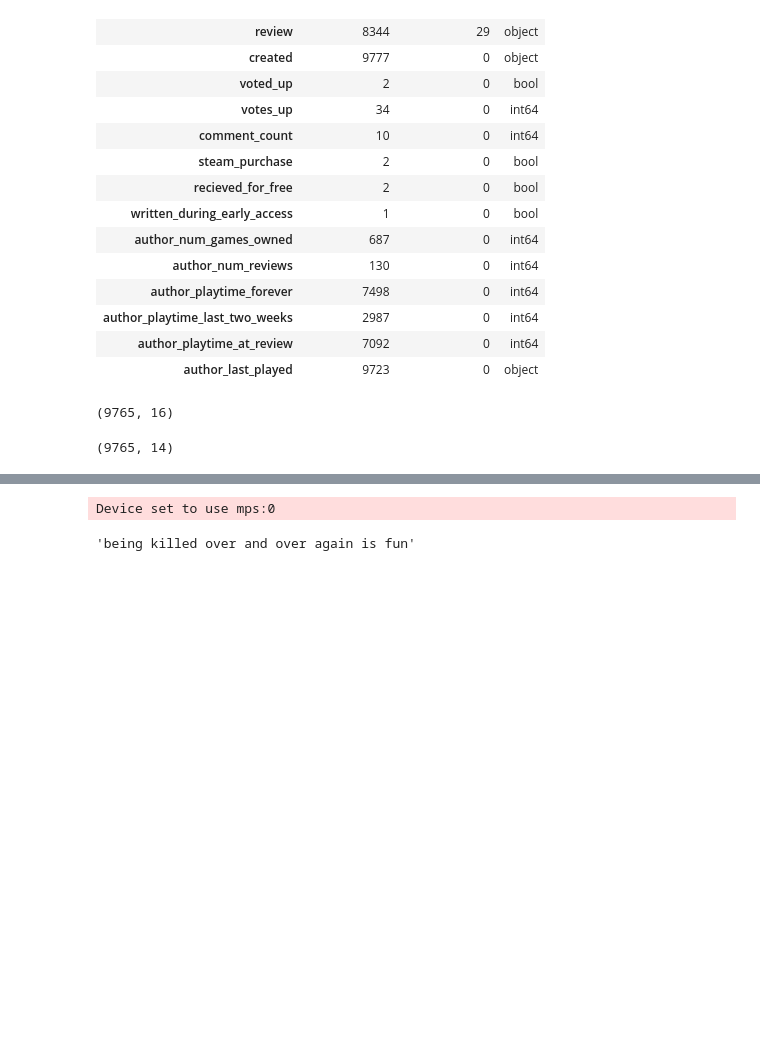
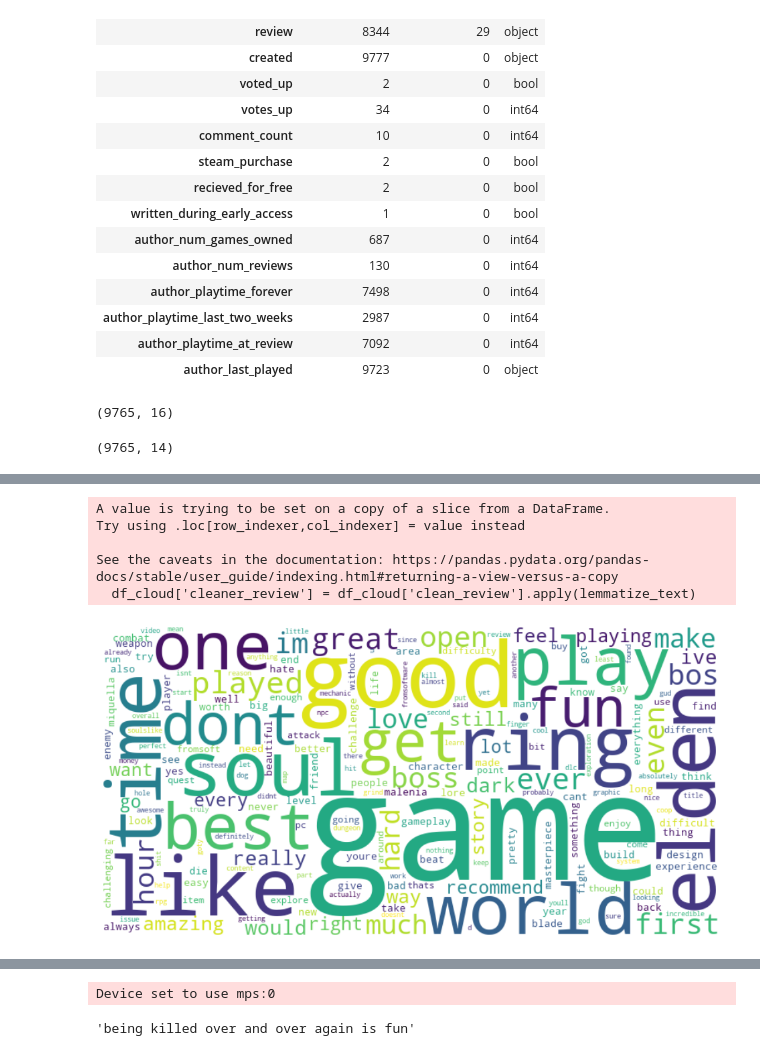
Before and after one commit to asenacak/sentiment-analysis-steam-reviews, a Jupyter notebook: elden_ring_sentiment_analysis.ipynb, the cells around one changed output, grey strips where cells are left out. Cells and saved outputs as stored; diff of their text form; code cells hidden in the pictures; blank space fills up the shorter version.

```diff
--- a/elden_ring_sentiment_analysis.ipynb
+++ b/elden_ring_sentiment_analysis.ipynb
@@ -80,0 +189,32 @@ df[['review', 'length_review']].head()
+# %%
+df_cloud['cleaner_review'] = df_cloud['clean_review'].apply(lemmatize_text)
+# %% [output]
+A value is trying to be set on a copy of a slice from a DataFrame.
+Try using .loc[row_indexer,col_indexer] = value instead
+
+See the caveats in the documentation: https://pandas.pydata.org/pandas-docs/stable/user_guide/indexing.html#returning-a-view-versus-a-copy
+  df_cloud['cleaner_review'] = df_cloud['clean_review'].apply(lemmatize_text)
+# %%
+df_word_clouds = df_cloud["cleaner_review"]
+word_clouds = Counter()
+for words in df_word_clouds:
+    word_clouds.update(words)
+# %%
+word_clouds = pd.DataFrame(word_clouds.items(), columns=['word', 'count']).sort_values(by='count', ascending=False).head(200).reset_index(drop=True)
+# %%
+word_cloud_2 = dict(zip(word_clouds['word'], word_clouds['count']))
+# %%
+wordcloud2 = WordCloud(
+    width=800, height=400,
+    background_color='white',
+    colormap='viridis',
+    max_words=200
+).generate_from_frequencies(word_cloud_2)
+
+
+plt.figure(figsize=(12, 6))
+plt.imshow(wordcloud2, interpolation="bilinear")
+plt.axis("off")
+plt.show()
+# %% [output]
+[figure, added]
```
Also changed, not shown: parts of 24 cells of this notebook.
